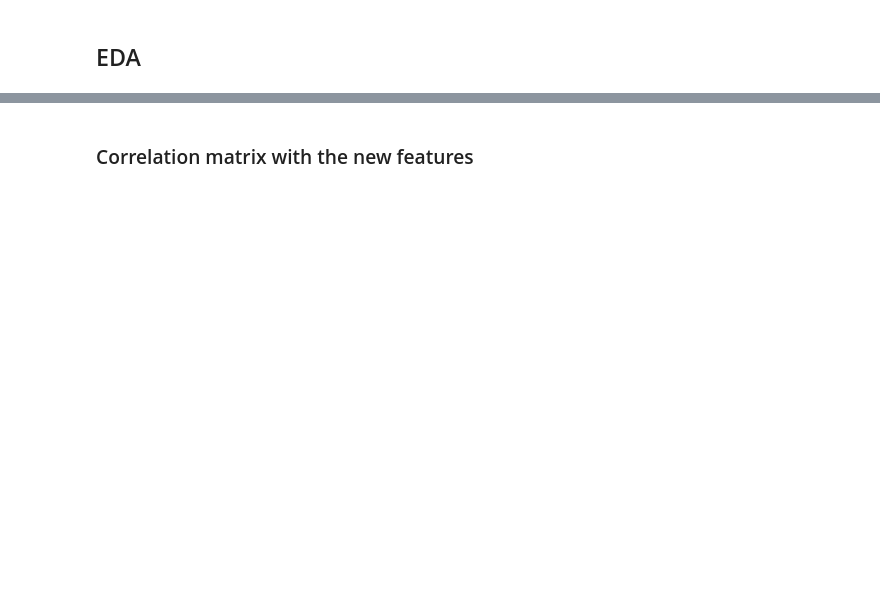
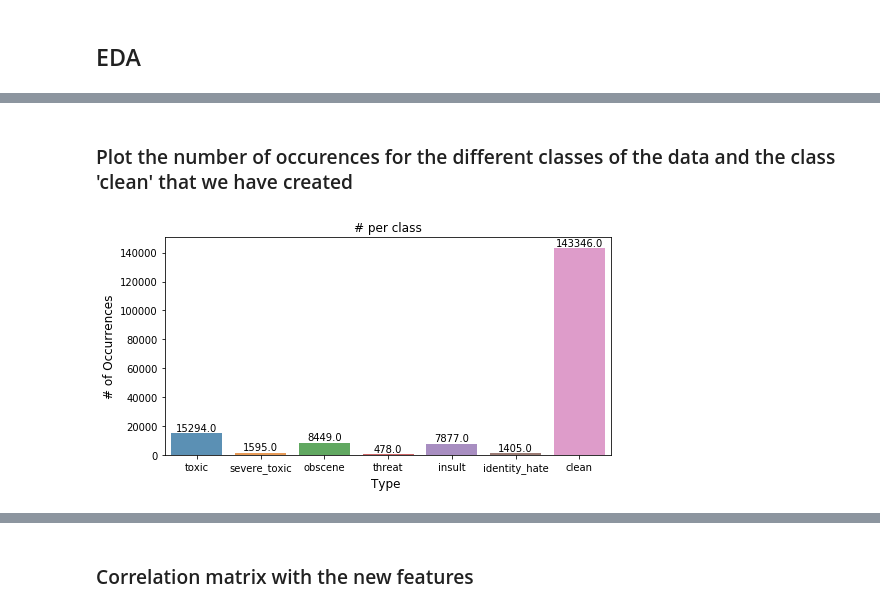
Before and after one commit to MLblog/jads_kaggle, a Jupyter notebook: toxicity/notebooks/EDA.ipynb, the cells around one changed output, grey strips where cells are left out. Saved outputs shown, nothing was run; the diff lists cells and outputs as text; code cells hidden in the pictures; blank space fills up the shorter version.

```diff
--- a/toxicity/notebooks/EDA.ipynb
+++ b/toxicity/notebooks/EDA.ipynb
@@ -51,16 +92,20 @@ test["comment_text"].fillna("unknown", inplace=True)
+# %% [markdown]
+### Plot the number of occurences for the different classes of the data and the class 'clean' that we have created
 # %%
-x=train.iloc[:,2:].sum()
+classes = TAGS + ['clean'] #The 6 given classes and the 'clean' class
+x=train.loc[:,classes].sum()
 #plot
 plt.figure(figsize=(8,4))
 ax= sns.barplot(x.index, x.values, alpha=0.8)
 plt.title("# per class")
 plt.ylabel('# of Occurrences', fontsize=12)
 plt.xlabel('Type ', fontsize=12)
 #adding the text labels
 rects = ax.patches
 labels = x.values
 for rect, label in zip(rects, labels):
     height = rect.get_height()
     ax.text(rect.get_x() + rect.get_width()/2, height + 5, label, ha='center', va='bottom')
-
 plt.show()
+# %% [output]
+[figure, added]
```
Also changed, not shown: parts of 12 cells of this notebook.
